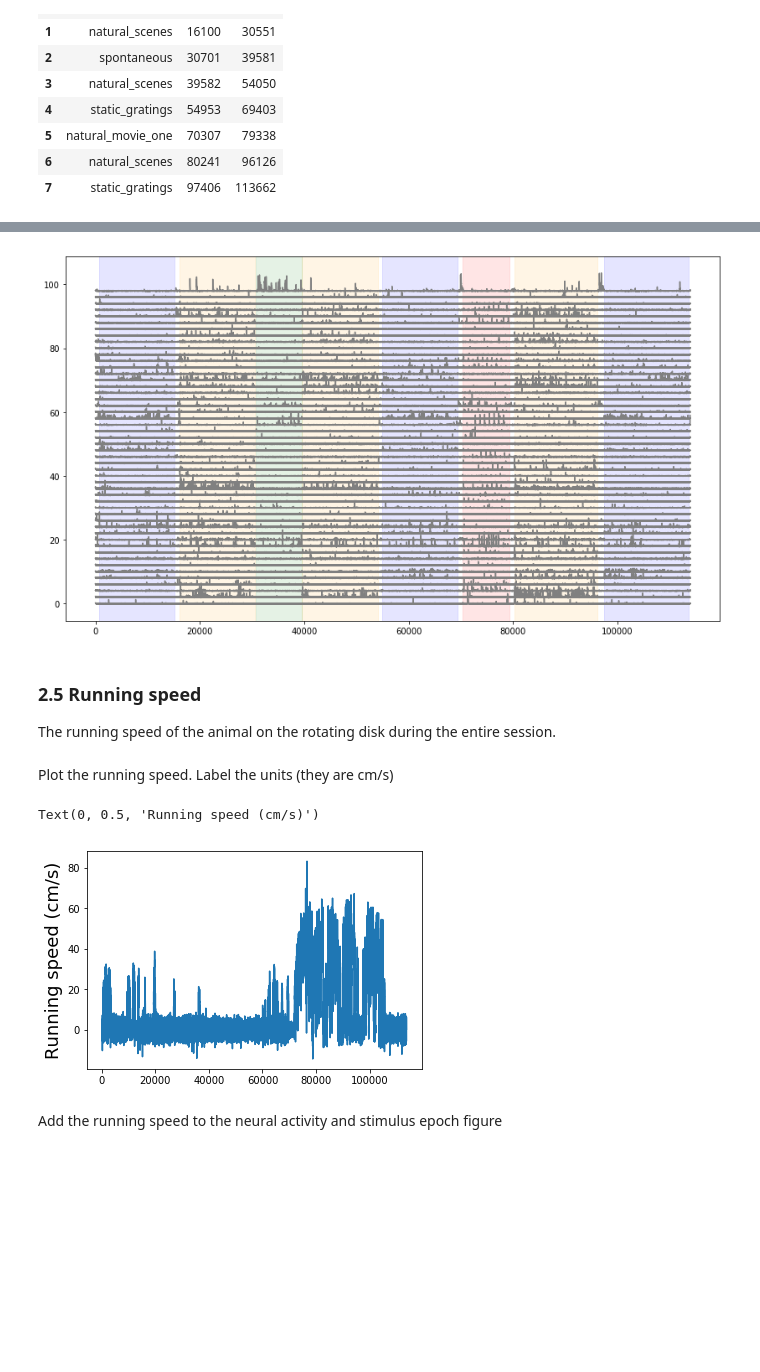
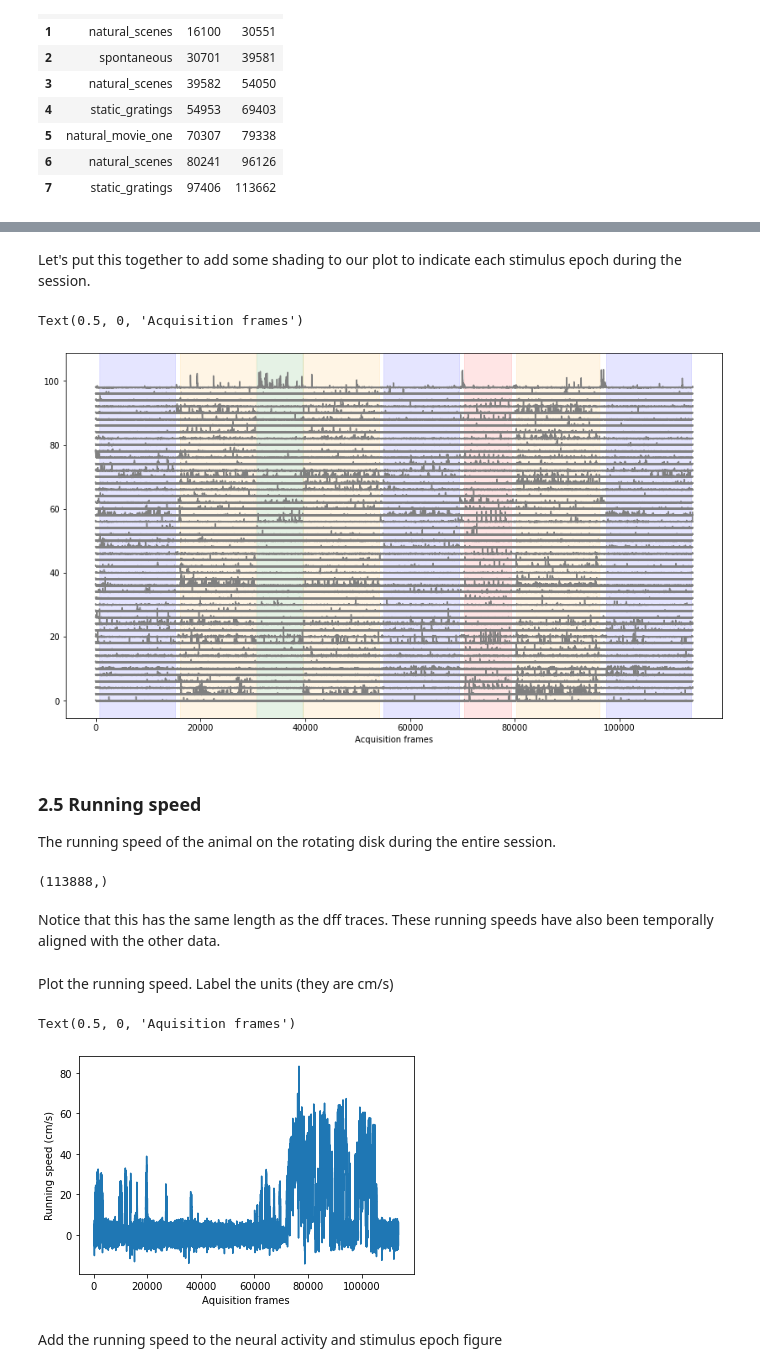
Before and after one commit to AllenSWDB/TReND_2024, a Jupyter notebook: code/Open for (Neuro)Science 2021 - 2P Visual Coding ANSWER KEY.ipynb, the cells around one changed output, grey strips where cells are left out. Cells and saved outputs as stored; diff of their text form; code cells hidden in the pictures; blank space fills up the shorter version.

```diff
--- a/code/Open for (Neuro)Science 2021 - 2P Visual Coding ANSWER KEY.ipynb
+++ b/code/Open for (Neuro)Science 2021 - 2P Visual Coding ANSWER KEY.ipynb
@@ -410,3 +443,5 @@ Overlay stimulus epochs on the DFF traces.
+# %% [markdown]
+Let's put this together to add some shading to our plot to indicate each stimulus epoch during the session.
 # %%
 fig = plt.figure(figsize=(14,8))
 for i in range(50):
@@ -418,22 +453,32 @@ for c,stim_name in enumerate(stim_epoch.stimulus.unique()):
     stim = stim_epoch[stim_epoch.stimulus==stim_name]
     for j in range(len(stim)):
         plt.axvspan(xmin=stim.start.iloc[j], xmax=stim.end.iloc[j], color=colors[c], alpha=0.1)
+
+plt.xlabel("Acquisition frames")
 # %% [output]
+Text(0.5, 0, 'Acquisition frames')
-[figure, old version]
+[figure, new version]
 # %% [markdown]
 ### 2.5 Running speed
 
 The running speed of the animal on the rotating disk during the entire session.
 # %%
 dxcm, tsd = data_set.get_running_speed()
+# %%
+dxcm.shape
+# %% [output]
+(113888,)
+# %% [markdown]
+Notice that this has the same length as the dff traces. These running speeds have also been temporally aligned with the other data.
 # %% [markdown]
 Plot the running speed. Label the units (they are cm/s)
 # %%
 plt.plot(dxcm)
-plt.ylabel("Running speed (cm/s)", fontsize=18)
+plt.ylabel("Running speed (cm/s)")
+plt.xlabel("Aquisition frames")
 # %% [output]
-Text(0, 0.5, 'Running speed (cm/s)')
+Text(0.5, 0, 'Aquisition frames')
-[figure, old version]
+[figure, new version]
 # %% [markdown]
 Add the running speed to the neural activity and stimulus epoch figure
 # %%
```
Also changed, not shown: parts of 44 cells of this notebook.
